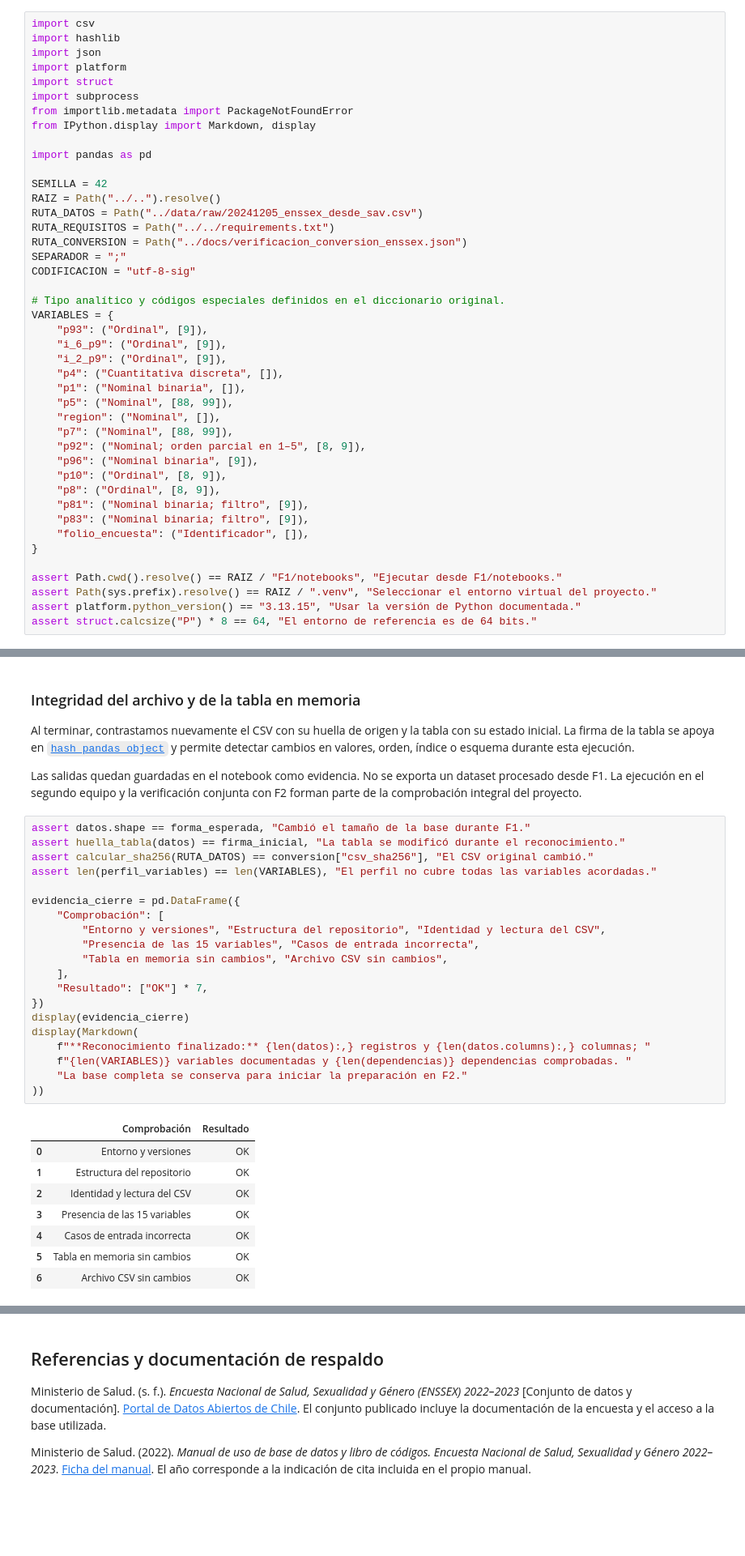
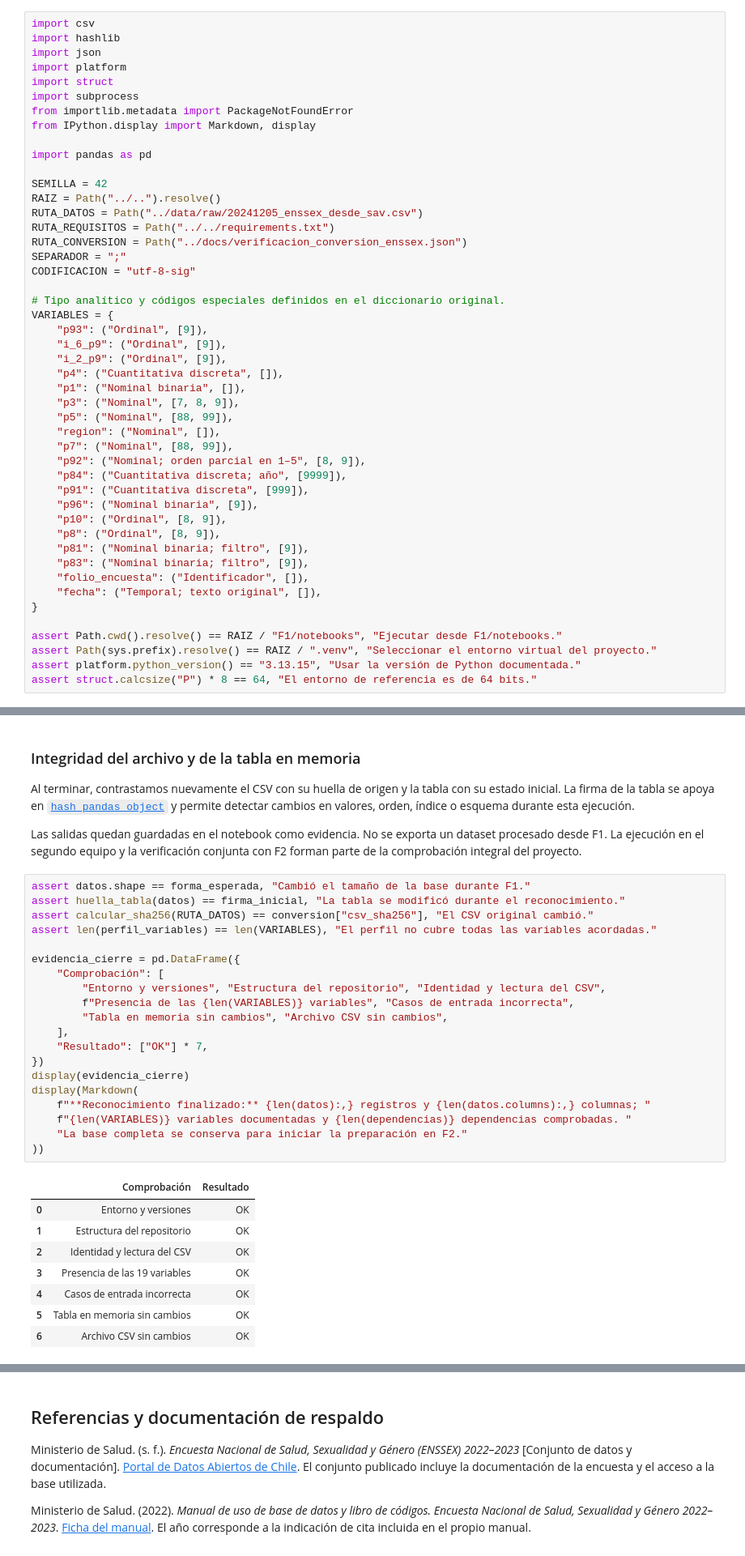
Before and after one commit to gosoriozamora/mcdi500-grupo9-enssex, a Jupyter notebook: F1/notebooks/F1_Definicion.ipynb, the cells around one changed output, grey strips where cells are left out. Shown at 81% size. Saved outputs shown, nothing was run; the diff lists cells and outputs as text; blank space fills up the shorter version.

```diff
--- a/F1/notebooks/F1_Definicion.ipynb
+++ b/F1/notebooks/F1_Definicion.ipynb
@@ -325,16 +357,20 @@ VARIABLES = {
     "i_2_p9": ("Ordinal", [9]),
     "p4": ("Cuantitativa discreta", []),
     "p1": ("Nominal binaria", []),
+    "p3": ("Nominal", [7, 8, 9]),
     "p5": ("Nominal", [88, 99]),
     "region": ("Nominal", []),
     "p7": ("Nominal", [88, 99]),
     "p92": ("Nominal; orden parcial en 1–5", [8, 9]),
+    "p84": ("Cuantitativa discreta; año", [9999]),
+    "p91": ("Cuantitativa discreta", [999]),
     "p96": ("Nominal binaria", [9]),
     "p10": ("Ordinal", [8, 9]),
     "p8": ("Ordinal", [8, 9]),
     "p81": ("Nominal binaria; filtro", [9]),
     "p83": ("Nominal binaria; filtro", [9]),
     "folio_encuesta": ("Identificador", []),
+    "fecha": ("Temporal; texto original", []),
 }
 
 assert Path.cwd().resolve() == RAIZ / "F1/notebooks", "Ejecutar desde F1/notebooks."
@@ -644,29 +704,29 @@ Las salidas quedan guardadas en el notebook como evidencia. No se exporta un dat
 # %%
 assert datos.shape == forma_esperada, "Cambió el tamaño de la base durante F1."
 assert huella_tabla(datos) == firma_inicial, "La tabla se modificó durante el reconocimiento."
 assert calcular_sha256(RUTA_DATOS) == conversion["csv_sha256"], "El CSV original cambió."
 assert len(perfil_variables) == len(VARIABLES), "El perfil no cubre todas las variables acordadas."
 
 evidencia_cierre = pd.DataFrame({
     "Comprobación": [
         "Entorno y versiones", "Estructura del repositorio", "Identidad y lectura del CSV",
-        "Presencia de las 15 variables", "Casos de entrada incorrecta",
+        f"Presencia de las {len(VARIABLES)} variables", "Casos de entrada incorrecta",
         "Tabla en memoria sin cambios", "Archivo CSV sin cambios",
     ],
     "Resultado": ["OK"] * 7,
 })
 display(evidencia_cierre)
 display(Markdown(
     f"**Reconocimiento finalizado:** {len(datos):,} registros y {len(datos.columns):,} columnas; "
     f"{len(VARIABLES)} variables documentadas y {len(dependencias)} dependencias comprobadas. "
     "La base completa se conserva para iniciar la preparación en F2."
 ))
 # %% [output]
 |  | Comprobación | Resultado |
 | 0 | Entorno y versiones | OK |
 | 1 | Estructura del repositorio | OK |
 | 2 | Identidad y lectura del CSV | OK |
-| 3 | Presencia de las 15 variables | OK |
+| 3 | Presencia de las 19 variables | OK |
 | 4 | Casos de entrada incorrecta | OK |
 | 5 | Tabla en memoria sin cambios | OK |
 | 6 | Archivo CSV sin cambios | OK |
```
Also changed, not shown: parts of 22 cells of this notebook, 3 other files.
